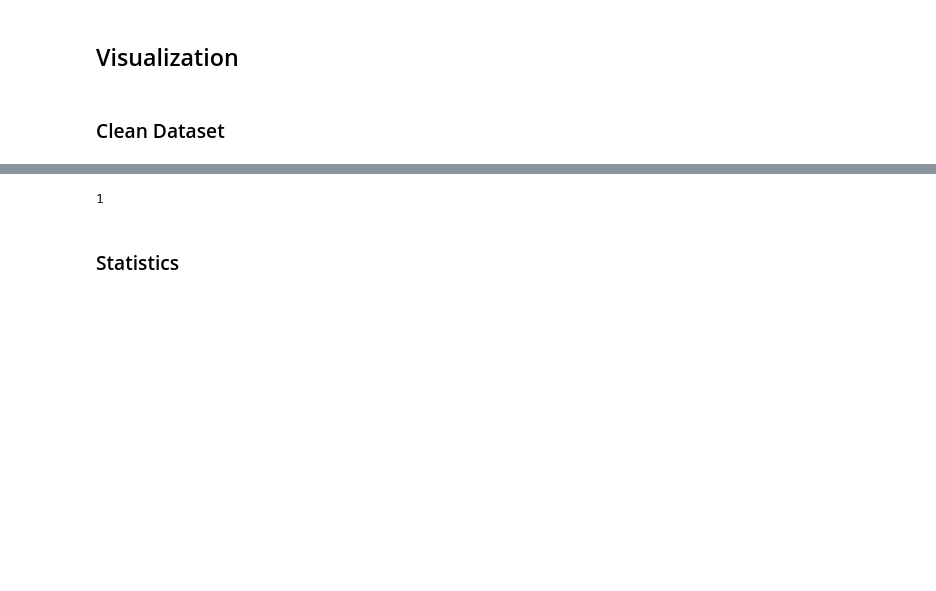
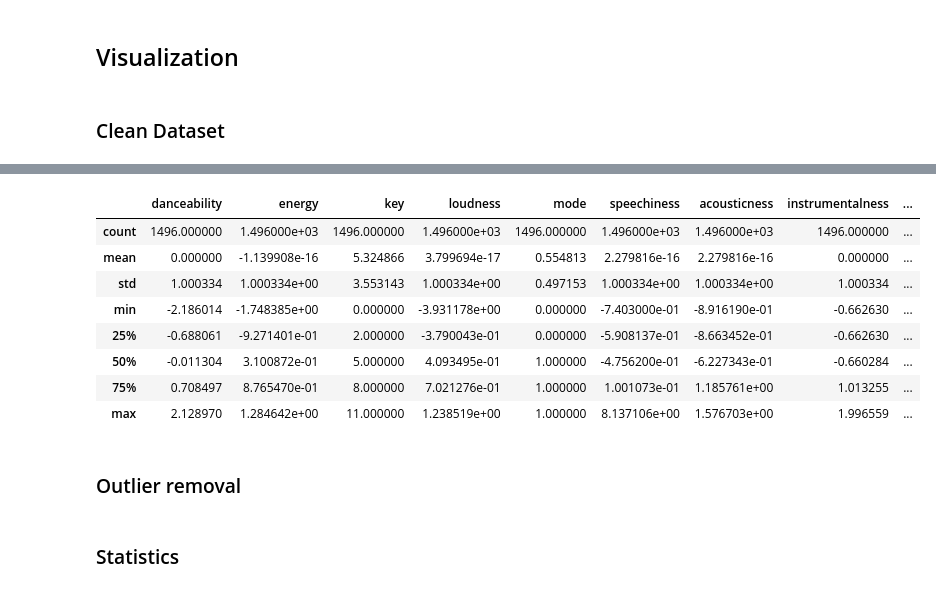
Before and after one commit to ReneH98/ml-spotify, a Jupyter notebook: src/ml_workflow/spotify_genre.ipynb, the cells around one changed output, grey strips where cells are left out. Drawn from its saved outputs; the diff is of its cells as text; code cells hidden in the pictures; blank space fills up the shorter version.

```diff
--- a/src/ml_workflow/spotify_genre.ipynb
+++ b/src/ml_workflow/spotify_genre.ipynb
@@ -99,7 +67,19 @@ Removed samples: 19
-# %%
-sum(data.tempo < 40)
-# %% [output]
-1
+# %%
+scaler = StandardScaler()
+data[numeric_features] = scaler.fit_transform(data[numeric_features])
+data.describe()
+# %% [output]
+|  | danceability | energy | key | loudness | mode | speechiness | acousticness | instrumentalness | ... |
+| count | 1496.000000 | 1.496000e+03 | 1496.000000 | 1.496000e+03 | 1496.000000 | 1.496000e+03 | 1.496000e+03 | 1496.000000 | ... |
+| mean | 0.000000 | -1.139908e-16 | 5.324866 | 3.799694e-17 | 0.554813 | 2.279816e-16 | 2.279816e-16 | 0.000000 | ... |
+| std | 1.000334 | 1.000334e+00 | 3.553143 | 1.000334e+00 | 0.497153 | 1.000334e+00 | 1.000334e+00 | 1.000334 | ... |
+| min | -2.186014 | -1.748385e+00 | 0.000000 | -3.931178e+00 | 0.000000 | -7.403000e-01 | -8.916190e-01 | -0.662630 | ... |
+| 25% | -0.688061 | -9.271401e-01 | 2.000000 | -3.790043e-01 | 0.000000 | -5.908137e-01 | -8.663452e-01 | -0.662630 | ... |
+| 50% | -0.011304 | 3.100872e-01 | 5.000000 | 4.093495e-01 | 1.000000 | -4.756200e-01 | -6.227343e-01 | -0.660284 | ... |
+| 75% | 0.708497 | 8.765470e-01 | 8.000000 | 7.021276e-01 | 1.000000 | 1.001073e-01 | 1.185761e+00 | 1.013255 | ... |
+| max | 2.128970 | 1.284642e+00 | 11.000000 | 1.238519e+00 | 1.000000 | 8.137106e+00 | 1.576703e+00 | 1.996559 | ... |
+# %% [markdown]
+### Outlier removal
 # %% [markdown]
 ### Statistics
 # %%
```
Also changed, not shown: parts of 24 cells of this notebook, 1 other file.
